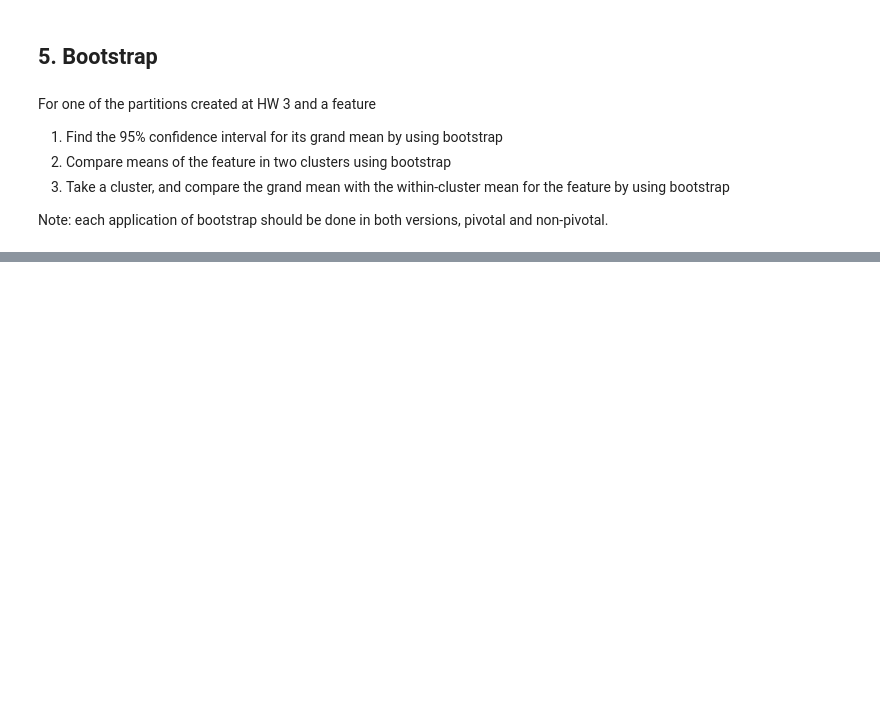
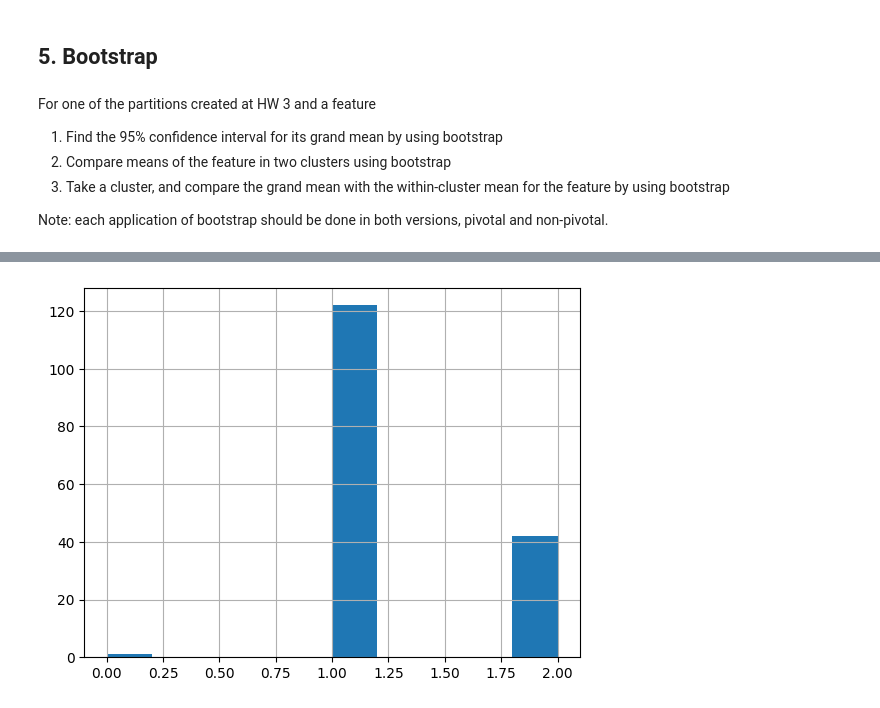
Before and after one commit to unrndm/DataAnalysis, a Jupyter notebook: Report.ipynb, the cells around one changed output, grey strips where cells are left out. Saved outputs shown, nothing was run; the diff lists cells and outputs as text; code cells hidden in the pictures; blank space fills up the shorter version.

```diff
--- a/Report.ipynb
+++ b/Report.ipynb
@@ -260,3 +436,8 @@ At each of the two cases, make about 10 runs of the algorithm starting at random
 2. Interpret each of the two chosen partitions with the help of relative differences between within-cluster centers and the grand mean.
 
 3. Make a judgement on which of the two partitions is better for interpretation.
+# %%
+selected_features = ["surgery", "age", "capillary_refill_time", "abdominal_distention"]
+print(f"{selected_features=}")
+
+df[selected_features]
@@ -279,3 +785,10 @@ For one of the partitions created at HW 3 and a feature
 3. Take a cluster, and compare the grand mean with the within-cluster mean for the feature by using bootstrap
 
 Note: each application of bootstrap should be done in both versions, pivotal and non-pivotal.
+# %%
+clustered_df = df.copy()
+
+for K in K_range:
+    clustered_df[f"{K}_cluster"] = logs_df[logs_df["K"]==K].sort_values("inertia").head(1)["labels"].values[0]
+
+clustered_df
@@ -281,0 +809,85 @@ Note: each application of bootstrap should be done in both versions, pivotal and
+# %%
+# Specify K and clusters of interest
+K = 4
+feature = "capillary_refill_time"
+clusters = (0, 1)
+
+
+def bootstrap(df1, df2=None, trials_count=10000):
+    return pd.Series(
+        (
+            df1[feature].sample(n=df1.shape[0], replace=True).mean()
+            - (
+                0
+                if df2 is None
+                else df2[feature].sample(n=df2.shape[0], replace=True).mean()
+            )
+            for _ in range(trials_count)
+        )
+    )
+
+
+def expected_value(bootstrapped_means, is_pivotal):
+    if is_pivotal:
+        return (
+            bootstrapped_means.mean() - 1.96 * bootstrapped_means.std(),
+            bootstrapped_means.mean() + 1.96 * bootstrapped_means.std(),
+        )
+    else:
+        bootstrapped_means = bootstrapped_means.sort_values(ignore_index=True)
+        return (
+            bootstrapped_means[int(bootstrapped_means.size * 0.025)],
+            bootstrapped_means[
+                int(bootstrapped_means.size - bootstrapped_means.size * 0.025)
+            ],
+        )
+
+
+# Expected value for the whole dataset
+bootstrapped_means = bootstrap(clustered_df)
+estimation_dataset_pivotal = expected_value(bootstrapped_means, True)
+estimation_dataset_nonpivotal = expected_value(bootstrapped_means, False)
+
+display(clustered_df[feature].hist())
+plt.show()
+display(bootstrapped_means.hist())
+plt.show()
+
+print("95% confidence intervals for the expected value for the whole dataset.")
+print(f"Pivotal bootstrap: {estimation_dataset_pivotal}")
+print(f"Non-pivotal bootstrap: {estimation_dataset_nonpivotal}")
+
+# Comparison of expected values between two clusters
+bootstrapped_means = bootstrap(
+    clustered_df[clustered_df[f"{K}_cluster"] == clusters[0]], clustered_df[clustered_df[f"{K}_cluster"] == clusters[1]]
+)
+comparison_clusters_pivotal = expected_value(bootstrapped_means, True)
+comparison_clusters_nonpivotal = expected_value(bootstrapped_means, False)
+
+clustered_df[clustered_df[f"{K}_cluster"] == clusters[0]][feature].hist()
+clustered_df[clustered_df[f"{K}_cluster"] == clusters[1]][feature].hist()
+plt.show()
+bootstrapped_means.hist()
+plt.show()
+
+print("95% confidence intervals for the comparison of expected values for two clusters.")
+print(f"Pivotal bootstrap: {comparison_clusters_pivotal}")
+print(f"Non-pivotal bootstrap: {comparison_clusters_nonpivotal}")
+print(f"Expected values are: {'' if comparison_clusters_pivotal[0] < 0 < comparison_clusters_pivotal[1] else '*not*'} the same")
+
+# Comparison of expected values between one of the clusters and the whole dataset
+bootstrapped_means = bootstrap(clustered_df[clustered_df[f"{K}_cluster"]  == clusters[0]], clustered_df)
+comparison_dataset_pivotal = expected_value(bootstrapped_means, True)
+comparison_dataset_nonpivotal = expected_value(bootstrapped_means, False)
+
+clustered_df[feature].hist()
+clustered_df[clustered_df[f"{K}_cluster"]  == clusters[0]][feature].hist()
+plt.show()
+bootstrapped_means.hist()
+plt.show()
+
+print("95% confidence intervals for the comparison of expected values between a cluster and dataset.")
+print(f"Pivotal bootstrap: {comparison_dataset_pivotal}")
+print(f"Non-pivotal bootstrap: {comparison_dataset_nonpivotal}")
+print(f"Expected values are: {'' if comparison_dataset_pivotal[0] < 0 < comparison_dataset_pivotal[1] else '*not*'} the same")
+# %% [output]
@@ -281,0 +895 @@ Note: each application of bootstrap should be done in both versions, pivotal and
+[figure, added]
```
Also changed, not shown: parts of 26 cells of this notebook.
